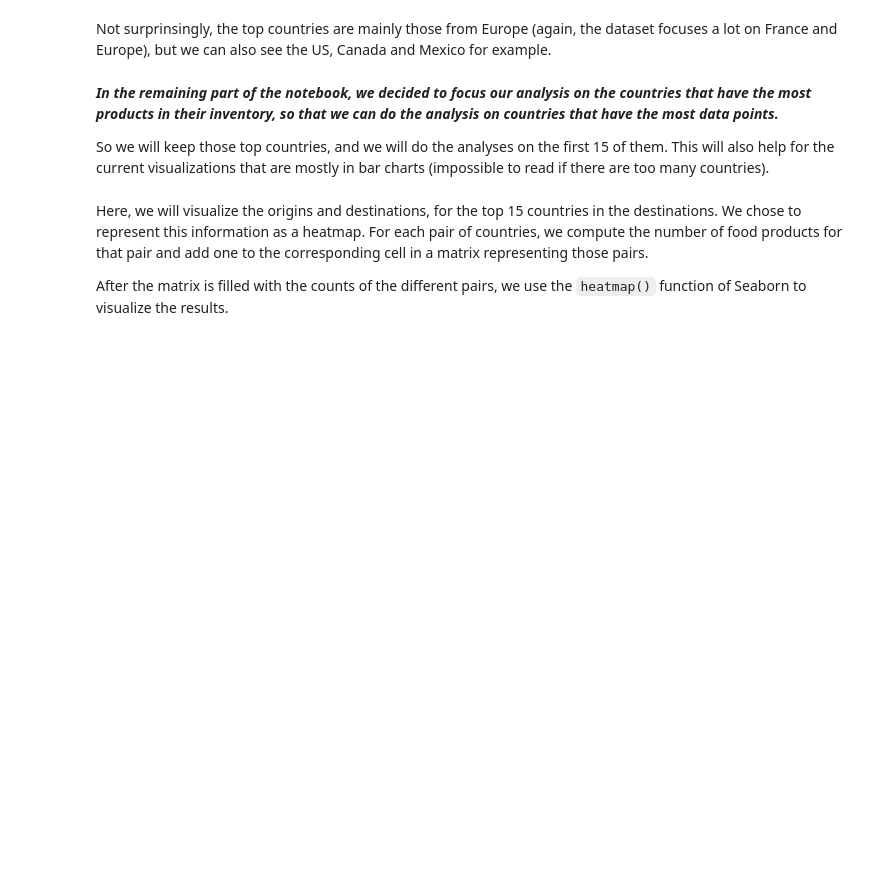
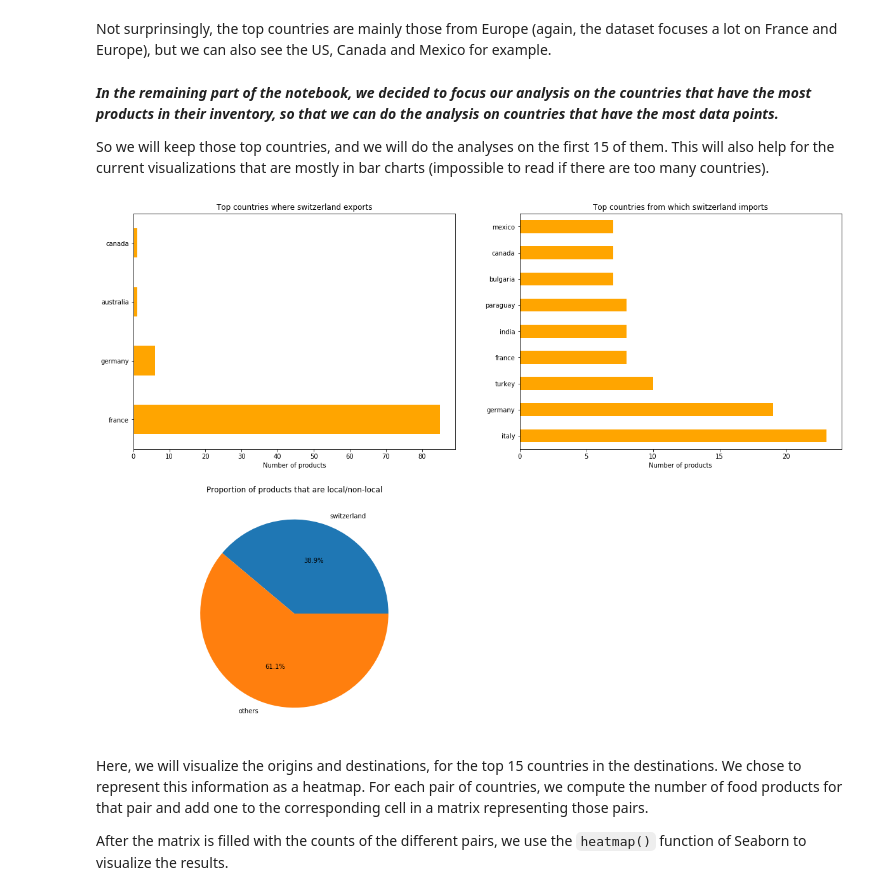
Before and after one commit to mattbuot/Project, a Jupyter notebook: ProjectADA-Final.ipynb, the cells around one changed output. Cells and saved outputs as stored; diff of their text form; code cells hidden in the pictures; blank space fills up the shorter version.

```diff
--- a/ProjectADA-Final.ipynb
+++ b/ProjectADA-Final.ipynb
@@ -511,6 +511,47 @@ Not surprinsingly, the top countries are mainly those from Europe (again, the da
 So we will keep those top countries, and we will do the analyses on the first 15 of them. This will also help for the current visualizations that are mostly in bar charts (impossible to read if there are too many countries).
 # %%
 top_15 = df_with_origins['countries_en'].value_counts()[:15].index
+# %%
+def compute_import_export(df, country):
+    exporting_to = df[df['origins'] == country]
+    export_count = exporting_to.groupby('countries_en').size()
+    top_export = export_count.nlargest(10)
+    top_export = top_export.drop(labels=[country])
+
+    importing_from = df[df['countries_en'] == country]
+    import_count = importing_from.groupby('origins').size()
+    top_import = import_count.nlargest(10)
+    top_import = top_import.drop(labels=[country])
+
+    percentage_local = (import_count[country]*2) / (import_count.sum() + export_count.sum())
+
+    return top_export, top_import, percentage_local
+
+def plot_import_export(df, country):
+    e, i, p = compute_import_export(df, country)
+
+    plt.figure(figsize=(20, 15))
+    plt.subplot(221)
+    e.plot(kind='barh', color='orange')
+    plt.title('Top countries where '+ country + ' exports')
+    plt.xlabel('Number of products')
+    plt.ylabel('')
+
+    plt.subplot(222)
+    i.plot(kind='barh', color='orange')
+    plt.title('Top countries from which '+ country + ' imports')
+    plt.xlabel('Number of products')
+    plt.ylabel('')
+
+
+    plt.subplot(223)
+    plt.pie([p, 1-p], labels=[country, 'others'], autopct='%1.1f%%')
+    plt.title('Proportion of products that are local/non-local')
+    plt.show()
+# %%
+plot_import_export(bio_label(df_with_origins), 'switzerland')
+# %% [output]
+[figure, added]
 # %% [markdown]
 Here, we will visualize the origins and destinations, for the top 15 countries in the destinations. We chose to represent this information as a heatmap.
 For each pair of countries, we compute the number of food products for that pair and add one to the corresponding cell in a matrix representing those pairs.
```
Also changed, not shown: parts of 9 cells of this notebook.
